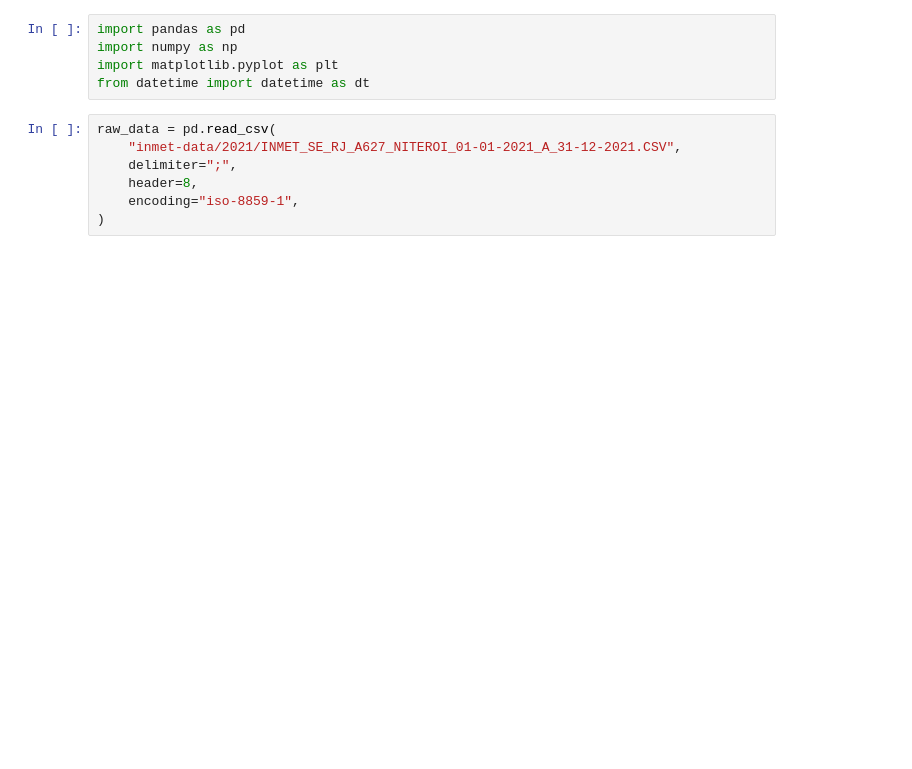
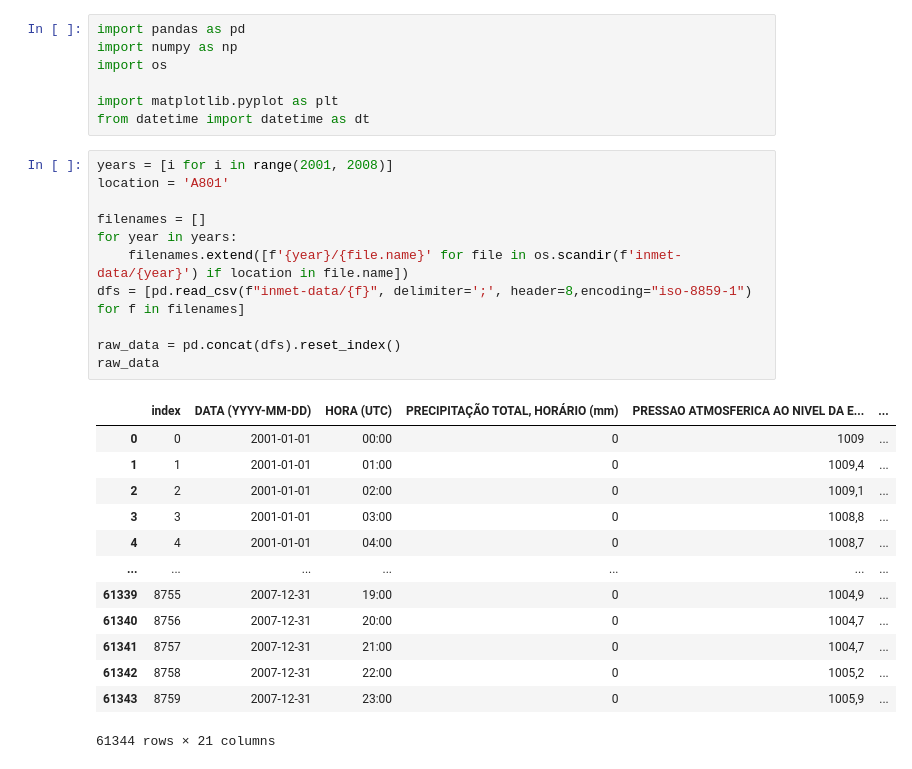
Before and after one commit to fellipessanha/solar-studies, a Jupyter notebook: data-treatment.ipynb, the cells around one changed output. Drawn from its saved outputs; the diff is of its cells as text; blank space fills up the shorter version.

```diff
--- a/data-treatment.ipynb
+++ b/data-treatment.ipynb
@@ -1,13 +1,33 @@
 # %%
 import pandas as pd
 import numpy as np
+import os
+
 import matplotlib.pyplot as plt
 from datetime import datetime as dt
-# %%
-raw_data = pd.read_csv(
-    "inmet-data/2021/INMET_SE_RJ_A627_NITEROI_01-01-2021_A_31-12-2021.CSV",
-    delimiter=";",
-    header=8,
-    encoding="iso-8859-1",
-)
+# %%
+years = [i for i in range(2001, 2008)]
+location = 'A801'
+
+filenames = []
+for year in years:
+    filenames.extend([f'{year}/{file.name}' for file in os.scandir(f'inmet-data/{year}') if location in file.name])
+dfs = [pd.read_csv(f"inmet-data/{f}", delimiter=';', header=8,encoding="iso-8859-1") for f in filenames]
+
+raw_data = pd.concat(dfs).reset_index()
+raw_data
+# %% [output]
+|  | index | DATA (YYYY-MM-DD) | HORA (UTC) | PRECIPITAÇÃO TOTAL, HORÁRIO (mm) | PRESSAO ATMOSFERICA AO NIVEL DA E... | ... |
+| 0 | 0 | 2001-01-01 | 00:00 | 0 | 1009 | ... |
+| 1 | 1 | 2001-01-01 | 01:00 | 0 | 1009,4 | ... |
+| 2 | 2 | 2001-01-01 | 02:00 | 0 | 1009,1 | ... |
+| 3 | 3 | 2001-01-01 | 03:00 | 0 | 1008,8 | ... |
+| 4 | 4 | 2001-01-01 | 04:00 | 0 | 1008,7 | ... |
+| ... | ... | ... | ... | ... | ... | ... |
+| 61339 | 8755 | 2007-12-31 | 19:00 | 0 | 1004,9 | ... |
+| 61340 | 8756 | 2007-12-31 | 20:00 | 0 | 1004,7 | ... |
+| 61341 | 8757 | 2007-12-31 | 21:00 | 0 | 1004,7 | ... |
+| 61342 | 8758 | 2007-12-31 | 22:00 | 0 | 1005,2 | ... |
+| 61343 | 8759 | 2007-12-31 | 23:00 | 0 | 1005,9 | ... |
+61344 rows × 21 columns
 # %%
```
Also changed, not shown: parts of 3 cells of this notebook.
